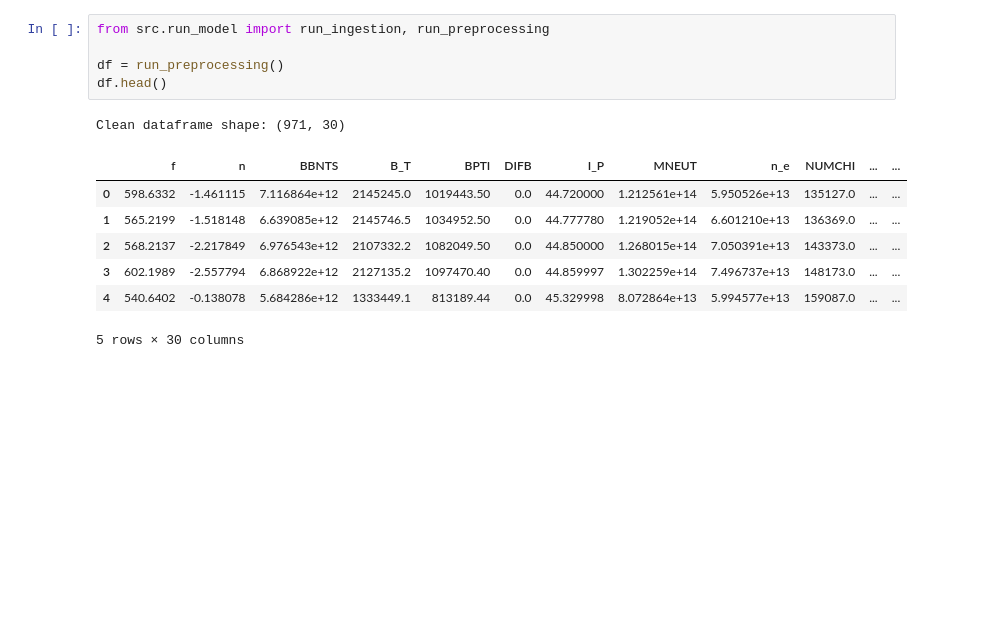
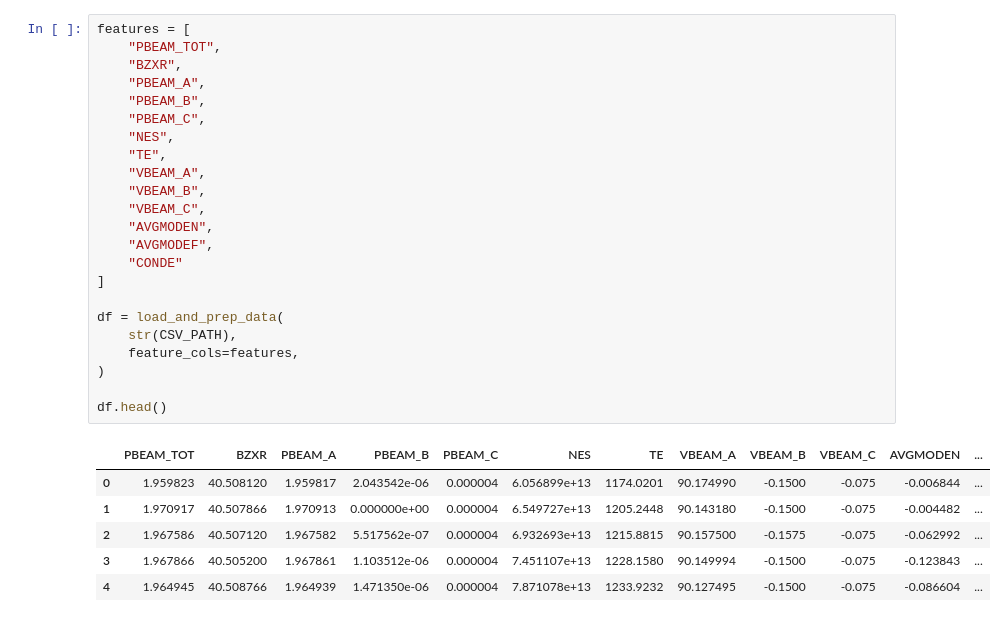
Before and after one commit to aldensantoso/electron_thermal_transport, a Jupyter notebook: 01_data_ingestion.ipynb, the cells around one changed output. Cells and saved outputs as stored; diff of their text form; blank space fills up the shorter version.

```diff
--- a/01_data_ingestion.ipynb
+++ b/01_data_ingestion.ipynb
@@ -34,15 +42,31 @@ Saved cleaned CSV: /Users/aldensantoso/Documents/plasma_research/ML Project/comb
 # %%
-from src.run_model import run_ingestion, run_preprocessing
+features = [
+    "PBEAM_TOT",
+    "BZXR",
+    "PBEAM_A",
+    "PBEAM_B",
+    "PBEAM_C",
+    "NES",
+    "TE",
+    "VBEAM_A",
+    "VBEAM_B",
+    "VBEAM_C",
+    "AVGMODEN",
+    "AVGMODEF",
+    "CONDE"
+]
 
-df = run_preprocessing()
+df = load_and_prep_data(
+    str(CSV_PATH),
+    feature_cols=features,
+)
+
 df.head()
 # %% [output]
-Clean dataframe shape: (971, 30)
-|  | f | n | BBNTS | B_T | BPTI | DIFB | I_P | MNEUT | n_e | NUMCHI | ... | ... |
-| 0 | 598.6332 | -1.461115 | 7.116864e+12 | 2145245.0 | 1019443.50 | 0.0 | 44.720000 | 1.212561e+14 | 5.950526e+13 | 135127.0 | ... | ... |
-| 1 | 565.2199 | -1.518148 | 6.639085e+12 | 2145746.5 | 1034952.50 | 0.0 | 44.777780 | 1.219052e+14 | 6.601210e+13 | 136369.0 | ... | ... |
-| 2 | 568.2137 | -2.217849 | 6.976543e+12 | 2107332.2 | 1082049.50 | 0.0 | 44.850000 | 1.268015e+14 | 7.050391e+13 | 143373.0 | ... | ... |
-| 3 | 602.1989 | -2.557794 | 6.868922e+12 | 2127135.2 | 1097470.40 | 0.0 | 44.859997 | 1.302259e+14 | 7.496737e+13 | 148173.0 | ... | ... |
-| 4 | 540.6402 | -0.138078 | 5.684286e+12 | 1333449.1 | 813189.44 | 0.0 | 45.329998 | 8.072864e+13 | 5.994577e+13 | 159087.0 | ... | ... |
+|  | PBEAM_TOT | BZXR | PBEAM_A | PBEAM_B | PBEAM_C | NES | TE | VBEAM_A | VBEAM_B | VBEAM_C | AVGMODEN | ... |
+| 0 | 1.959823 | 40.508120 | 1.959817 | 2.043542e-06 | 0.000004 | 6.056899e+13 | 1174.0201 | 90.174990 | -0.1500 | -0.075 | -0.006844 | ... |
+| 1 | 1.970917 | 40.507866 | 1.970913 | 0.000000e+00 | 0.000004 | 6.549727e+13 | 1205.2448 | 90.143180 | -0.1500 | -0.075 | -0.004482 | ... |
+| 2 | 1.967586 | 40.507120 | 1.967582 | 5.517562e-07 | 0.000004 | 6.932693e+13 | 1215.8815 | 90.157500 | -0.1575 | -0.075 | -0.062992 | ... |
+| 3 | 1.967866 | 40.505200 | 1.967861 | 1.103512e-06 | 0.000004 | 7.451107e+13 | 1228.1580 | 90.149994 | -0.1500 | -0.075 | -0.123843 | ... |
+| 4 | 1.964945 | 40.508766 | 1.964939 | 1.471350e-06 | 0.000004 | 7.871078e+13 | 1233.9232 | 90.127495 | -0.1500 | -0.075 | -0.086604 | ... |
-5 rows × 30 columns
 # %%
```
Also changed, not shown: parts of 3 cells of this notebook, 3 other files.
